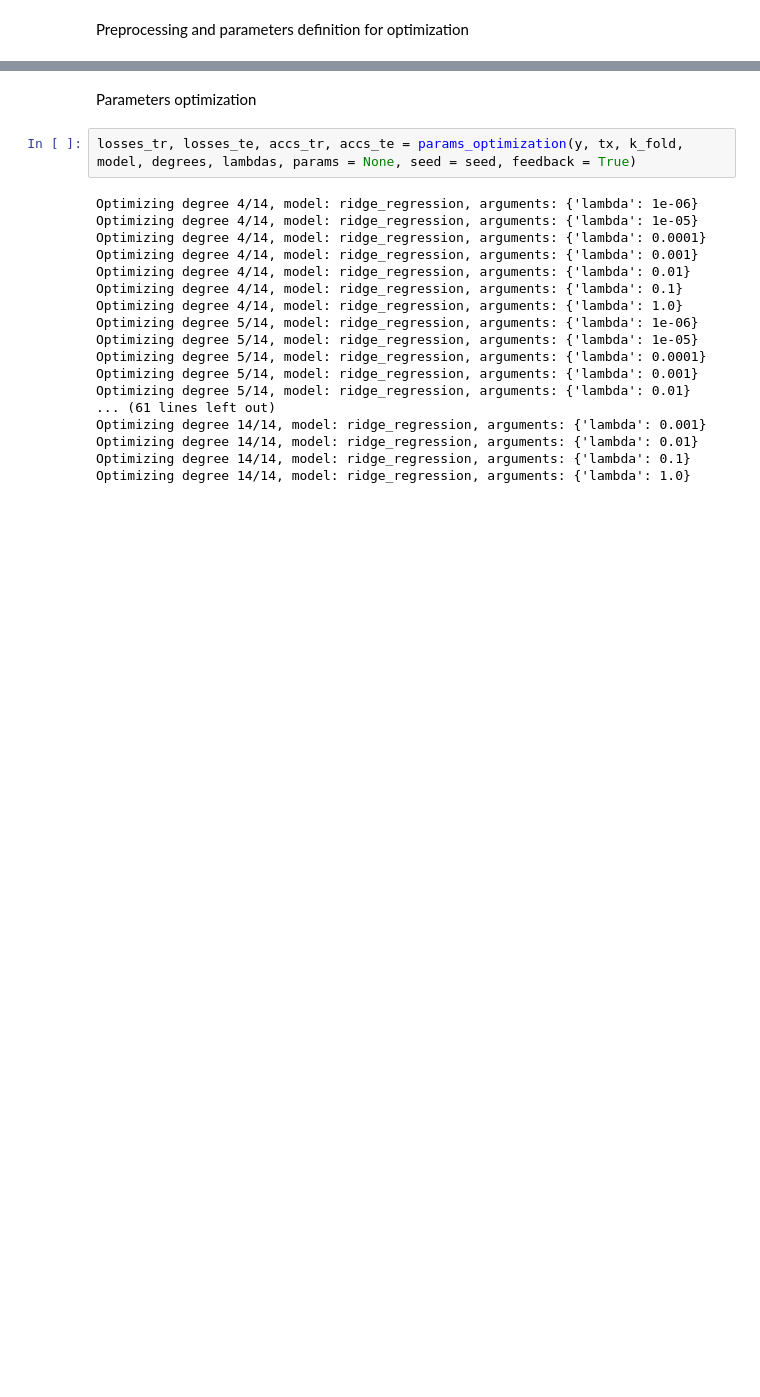
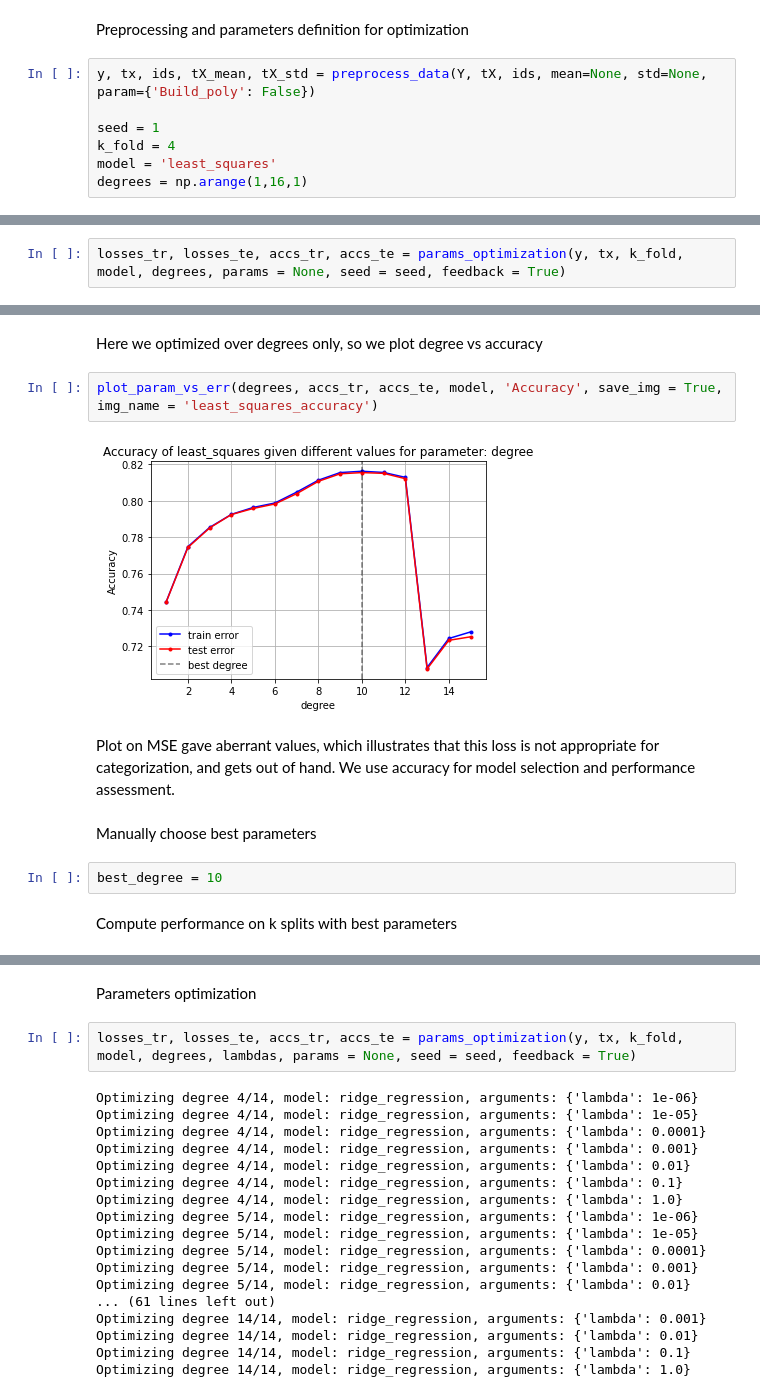
Before and after one commit to CS-433/ml-project-1-jaggifanclub, a Jupyter notebook: project1.ipynb, the cells around one changed output, grey strips where cells are left out. Saved outputs shown, nothing was run; the diff lists cells and outputs as text; blank space fills up the shorter version.

Commit message:
ridge and least_squares done

```diff
--- a/project1.ipynb
+++ b/project1.ipynb
@@ -21,2 +20,9 @@ from Implementations import*
 # %% [markdown]
 Preprocessing and parameters definition for optimization
+# %%
+y, tx, ids, tX_mean, tX_std = preprocess_data(Y, tX, ids, mean=None, std=None, param={'Build_poly': False})
+
+seed = 1
+k_fold = 4
+model = 'least_squares'
+degrees = np.arange(1,16,1)
@@ -22,0 +31,2 @@ Preprocessing and parameters definition for optimization
+# %%
+losses_tr, losses_te, accs_tr, accs_te = params_optimization(y, tx, k_fold, model, degrees, params = None, seed = seed, feedback = True)
@@ -22,0 +49,14 @@ Preprocessing and parameters definition for optimization
+# %% [markdown]
+Here we optimized over degrees only, so we plot degree vs accuracy
+# %%
+plot_param_vs_err(degrees, accs_tr, accs_te, model, 'Accuracy', save_img = True, img_name = 'least_squares_accuracy')
+# %% [output]
+[figure, added]
+# %% [markdown]
+Plot on MSE gave aberrant values, which illustrates that this loss is not appropriate for categorization, and gets out of hand. We use accuracy for model selection and performance assessment.
+# %% [markdown]
+Manually choose best parameters
+# %%
+best_degree = 10
+# %% [markdown]
+Compute performance on k splits with best parameters
```
Also changed, not shown: parts of 26 cells of this notebook, 6 other files.
